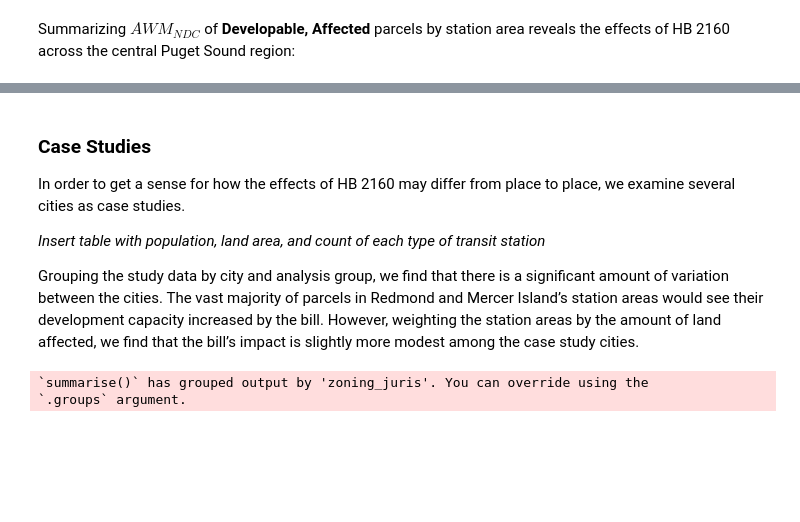
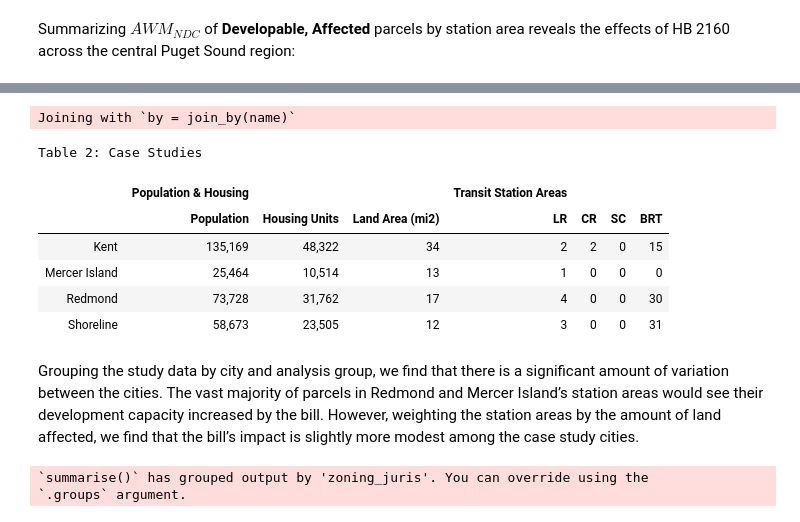
Before and after one commit to tiernanmartin/2024-transit-oriented-development-bill, a Jupyter notebook: index.embed.ipynb, the cells around one changed output, grey strips where cells are left out. Drawn from its saved outputs; the diff is of its cells as text; code cells hidden in the pictures; blank space fills up the shorter version.

```diff
--- a/index.embed.ipynb
+++ b/index.embed.ipynb
@@ -42,6 +42,8 @@ outside_hu_growth_2010_2023 <- readRDS(here("data_outputs/outside_hu_growth_2010
 weighted_mean <- possibly(
   .f = function(x,w,d){round(digits = d, weighted.mean(x, w, na.rm = TRUE))},
   otherwise = NA)
+
+convert_to_mi2 <- function(x){x/27878400}
 # %% [markdown]
 ## About Futurewise
 
@@ -339,10 +345,57 @@ Joining with `by = join_by(mode, stop_name)`
+# %%
+case_studies <- c("Shoreline",
+                  "Redmond",
+                  "Mercer Island",
+                  "Kent"
+                  )
+
+ps_cities <- st_read(
+  quiet = TRUE,
+  here("data_outputs/2024-tod-bill.gpkg"),
+  layer = "ps-cities-pop-hu") |>
+  st_transform(2926) |>
+  mutate(area = st_area(geom),
+         area_mi2 = as.numeric(convert_to_mi2(area))
+)
+
+
+st_join(t,ps_cities) |>
+  st_drop_geometry() |>
+  filter(name %in% case_studies) |>
+  group_by(name, mode) |>
+  summarize(.groups = "drop",
+            n = n()) |>
+  pivot_wider(names_from = mode,values_from = n,values_fill = 0L) |>
+  mutate(SC = 0L) |>
+  left_join(st_drop_geometry(ps_cities)) |>
+  select(-geoid, -area) |>
+  select(name, population, housing_units, area_mi2, everything()) |>
+  gt(rowname_col = "name") |>
+   tab_spanner(
+    label = "Population & Housing",
+    columns = c(population, housing_units, area_mi2)
+  ) |>
+  tab_spanner(
+    label = "Transit Station Areas",
+    columns = c(LR, CR, SC, BRT)
+  ) |>
+  fmt_number(
+    decimals = 0,
+    sep_mark = ","
+  ) |>
+  cols_label(population = "Population",
+             housing_units = "Housing Units",
+             area_mi2 = html("Land Area (mi<sup>2</sup>)"))
+# %% [output]
+Joining with `by = join_by(name)`
+Table 2: Case Studies
+|  | Population & Housing |  |  | Transit Station Areas |  |  |  |
+|  | Population | Housing Units | Land Area (mi2) | LR | CR | SC | BRT |
+| Kent | 135,169 | 48,322 | 34 | 2 | 2 | 0 | 15 |
+| Mercer Island | 25,464 | 10,514 | 13 | 1 | 0 | 0 | 0 |
+| Redmond | 73,728 | 31,762 | 17 | 4 | 0 | 0 | 30 |
+| Shoreline | 58,673 | 23,505 | 12 | 3 | 0 | 0 | 31 |
 # %% [markdown]
-### Case Studies
-
-In order to get a sense for how the effects of HB 2160 may differ from place to place, we examine several cities as case studies.
-
-*Insert table with population, land area, and count of each type of transit station*
-
 Grouping the study data by city and analysis group, we find that there is a significant amount of variation between the cities. The vast majority of parcels in Redmond and Mercer Island’s station areas would see their development capacity increased by the bill. However, weighting the station areas by the amount of land affected, we find that the bill’s impact is slightly more modest among the case study cities.
 # %%
 col_names_city <- c("City",
```
Also changed, not shown: parts of 3 cells of this notebook, 14 other files.
